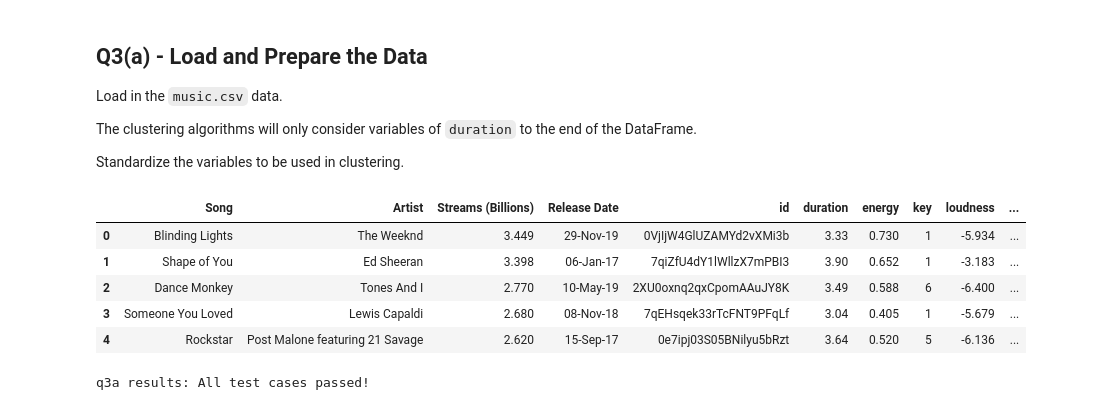
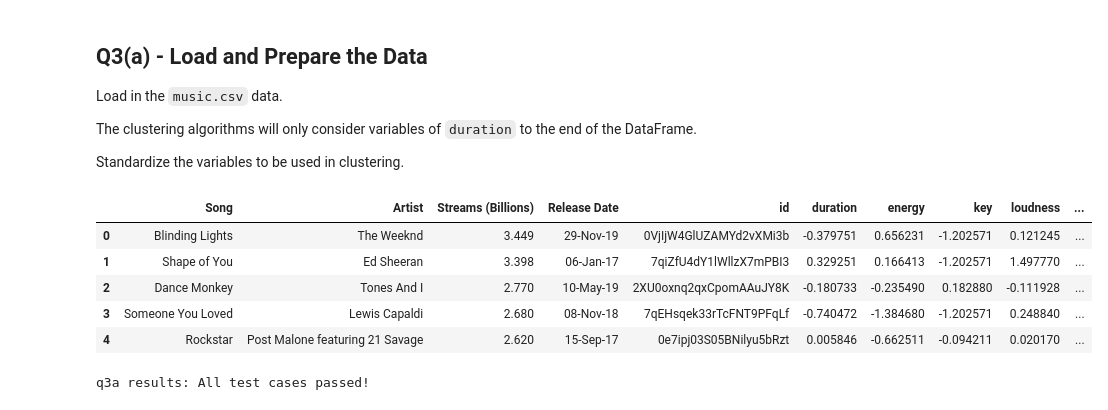
Before and after one commit to Spades5665/MTUClasses, a Jupyter notebook: CS4821-DataMining/a4/a4.ipynb, the cells around one changed output. Saved outputs shown, nothing was run; the diff lists cells and outputs as text; code cells hidden in the pictures.

```diff
--- a/CS4821-DataMining/a4/a4.ipynb
+++ b/CS4821-DataMining/a4/a4.ipynb
@@ -744,16 +767,23 @@ Standardize the variables to be used in clustering.
 # %%
 # Load in music data
 
 music = pd.read_csv('data/music.csv')
 
+selected_columns = music.iloc[:, 5:]
+
+scaler = StandardScaler()
+standardized_columns = scaler.fit_transform(selected_columns)
+
+music.iloc[:, 5:] = standardized_columns
+
 music.head()
 # %% [output]
 |  | Song | Artist | Streams (Billions) | Release Date | id | duration | energy | key | loudness | ... |
-| 0 | Blinding Lights | The Weeknd | 3.449 | 29-Nov-19 | 0VjIjW4GlUZAMYd2vXMi3b | 3.33 | 0.730 | 1 | -5.934 | ... |
-| 1 | Shape of You | Ed Sheeran | 3.398 | 06-Jan-17 | 7qiZfU4dY1lWllzX7mPBI3 | 3.90 | 0.652 | 1 | -3.183 | ... |
-| 2 | Dance Monkey | Tones And I | 2.770 | 10-May-19 | 2XU0oxnq2qxCpomAAuJY8K | 3.49 | 0.588 | 6 | -6.400 | ... |
-| 3 | Someone You Loved | Lewis Capaldi | 2.680 | 08-Nov-18 | 7qEHsqek33rTcFNT9PFqLf | 3.04 | 0.405 | 1 | -5.679 | ... |
-| 4 | Rockstar | Post Malone featuring 21 Savage | 2.620 | 15-Sep-17 | 0e7ipj03S05BNilyu5bRzt | 3.64 | 0.520 | 5 | -6.136 | ... |
+| 0 | Blinding Lights | The Weeknd | 3.449 | 29-Nov-19 | 0VjIjW4GlUZAMYd2vXMi3b | -0.379751 | 0.656231 | -1.202571 | 0.121245 | ... |
+| 1 | Shape of You | Ed Sheeran | 3.398 | 06-Jan-17 | 7qiZfU4dY1lWllzX7mPBI3 | 0.329251 | 0.166413 | -1.202571 | 1.497770 | ... |
+| 2 | Dance Monkey | Tones And I | 2.770 | 10-May-19 | 2XU0oxnq2qxCpomAAuJY8K | -0.180733 | -0.235490 | 0.182880 | -0.111928 | ... |
+| 3 | Someone You Loved | Lewis Capaldi | 2.680 | 08-Nov-18 | 7qEHsqek33rTcFNT9PFqLf | -0.740472 | -1.384680 | -1.202571 | 0.248840 | ... |
+| 4 | Rockstar | Post Malone featuring 21 Savage | 2.620 | 15-Sep-17 | 0e7ipj03S05BNilyu5bRzt | 0.005846 | -0.662511 | -0.094211 | 0.020170 | ... |
 # %%
 grader.check("q3a")
 # %% [output]
```
Also changed, not shown: parts of 11 cells of this notebook.
